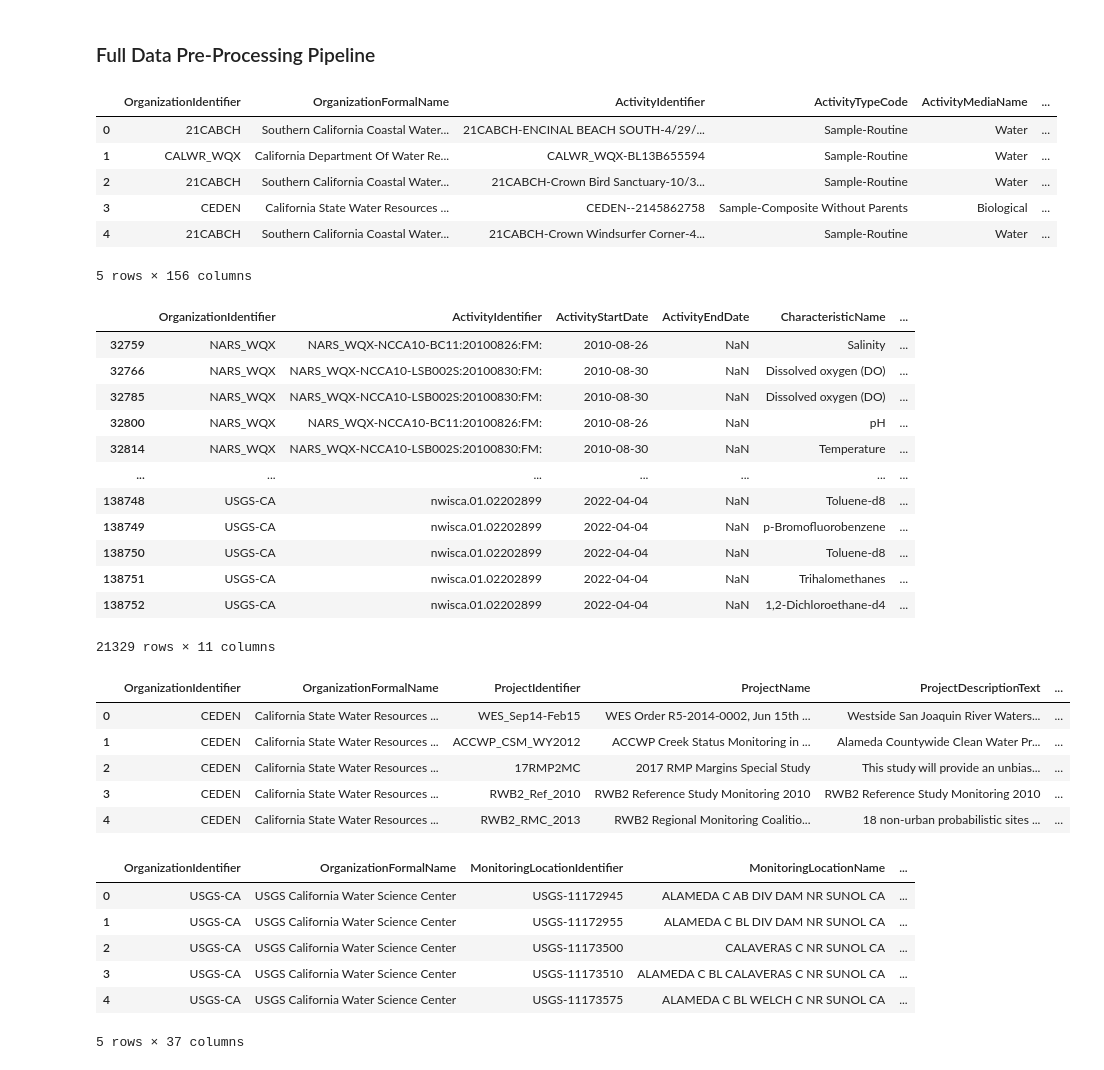
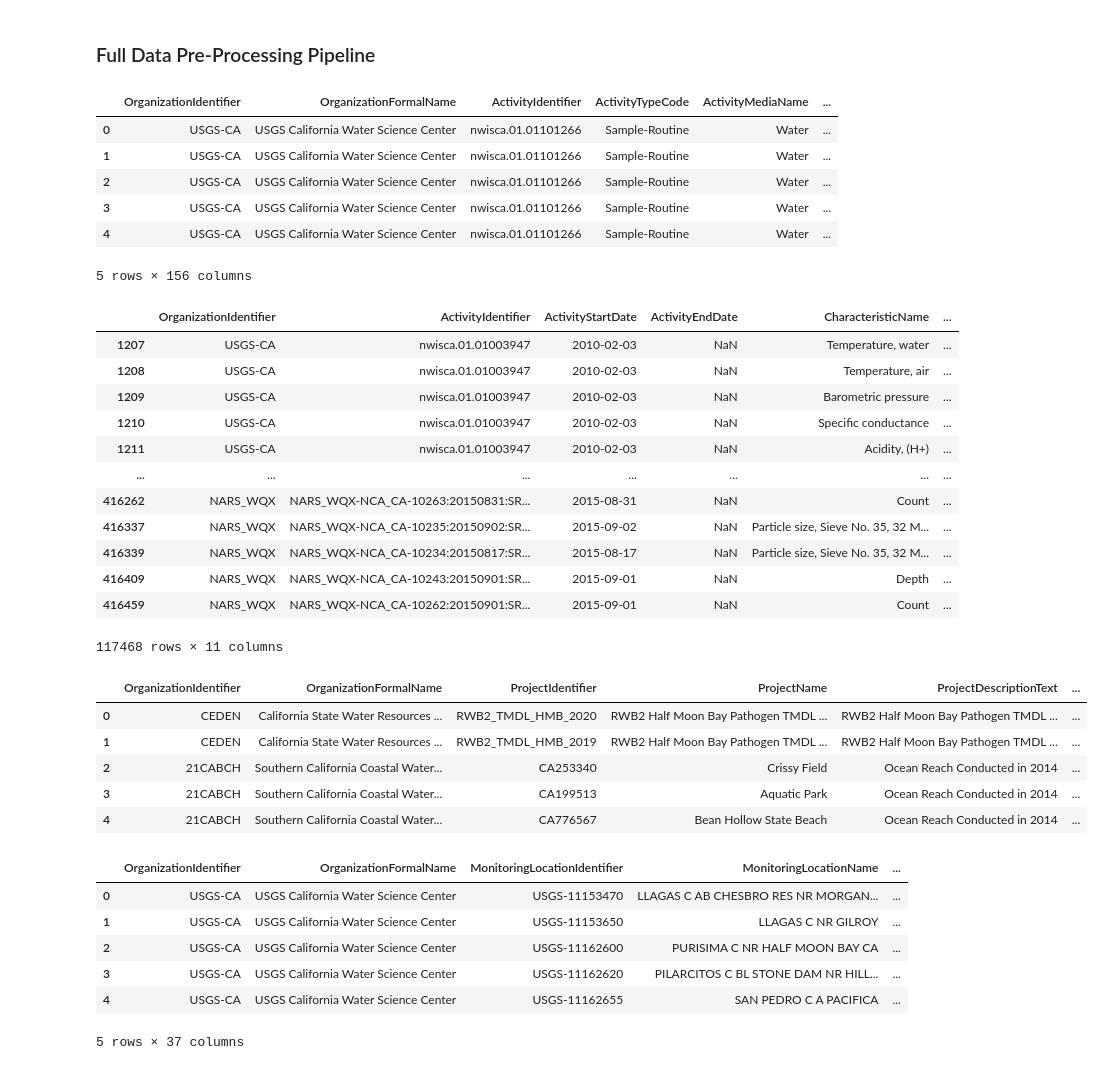
Before and after one commit to vishalival/eneres131-final-proj, a Jupyter notebook: data_preprocessing.ipynb, the cells around one changed output. Cells and saved outputs as stored; diff of their text form; code cells hidden in the pictures.

```diff
--- a/data_preprocessing.ipynb
+++ b/data_preprocessing.ipynb
@@ -4,7 +4,7 @@
 import pandas as pd
 import zipfile
 # %%
-zip_file_path = "final_data/biologicalresult.zip"
+zip_file_path = "final_data/biologicalresult2.zip"
 
 with zipfile.ZipFile(zip_file_path, 'r') as z:
     file_names = z.namelist()
@@ -17,11 +17,11 @@ with zipfile.ZipFile(zip_file_path, 'r') as z:
 df_bio_metadata.head()
 # %% [output]
 |  | OrganizationIdentifier | OrganizationFormalName | ActivityIdentifier | ActivityTypeCode | ActivityMediaName | ... |
-| 0 | 21CABCH | Southern California Coastal Water... | 21CABCH-ENCINAL BEACH SOUTH-4/29/... | Sample-Routine | Water | ... |
-| 1 | CALWR_WQX | California Department Of Water Re... | CALWR_WQX-BL13B655594 | Sample-Routine | Water | ... |
-| 2 | 21CABCH | Southern California Coastal Water... | 21CABCH-Crown Bird Sanctuary-10/3... | Sample-Routine | Water | ... |
-| 3 | CEDEN | California State Water Resources ... | CEDEN--2145862758 | Sample-Composite Without Parents | Biological | ... |
-| 4 | 21CABCH | Southern California Coastal Water... | 21CABCH-Crown Windsurfer Corner-4... | Sample-Routine | Water | ... |
+| 0 | USGS-CA | USGS California Water Science Center | nwisca.01.01101266 | Sample-Routine | Water | ... |
+| 1 | USGS-CA | USGS California Water Science Center | nwisca.01.01101266 | Sample-Routine | Water | ... |
+| 2 | USGS-CA | USGS California Water Science Center | nwisca.01.01101266 | Sample-Routine | Water | ... |
+| 3 | USGS-CA | USGS California Water Science Center | nwisca.01.01101266 | Sample-Routine | Water | ... |
+| 4 | USGS-CA | USGS California Water Science Center | nwisca.01.01101266 | Sample-Routine | Water | ... |
 5 rows × 156 columns
 # %%
 valid_activity_ids = df_bio_metadata["ActivityIdentifier"].value_counts()[lambda x: x > 100].index
@@ -44,39 +44,39 @@ filtered_df_bio = df_bio_metadata[df_bio_metadata["ActivityIdentifier"].isin(val
 filtered_df_bio
 # %% [output]
 |  | OrganizationIdentifier | ActivityIdentifier | ActivityStartDate | ActivityEndDate | CharacteristicName | ... |
-| 32759 | NARS_WQX | NARS_WQX-NCCA10-BC11:20100826:FM: | 2010-08-26 | NaN | Salinity | ... |
-| 32766 | NARS_WQX | NARS_WQX-NCCA10-LSB002S:20100830:FM: | 2010-08-30 | NaN | Dissolved oxygen (DO) | ... |
-| 32785 | NARS_WQX | NARS_WQX-NCCA10-LSB002S:20100830:FM: | 2010-08-30 | NaN | Dissolved oxygen (DO) | ... |
-| 32800 | NARS_WQX | NARS_WQX-NCCA10-BC11:20100826:FM: | 2010-08-26 | NaN | pH | ... |
-| 32814 | NARS_WQX | NARS_WQX-NCCA10-LSB002S:20100830:FM: | 2010-08-30 | NaN | Temperature | ... |
+| 1207 | USGS-CA | nwisca.01.01003947 | 2010-02-03 | NaN | Temperature, water | ... |
+| 1208 | USGS-CA | nwisca.01.01003947 | 2010-02-03 | NaN | Temperature, air | ... |
+| 1209 | USGS-CA | nwisca.01.01003947 | 2010-02-03 | NaN | Barometric pressure | ... |
+| 1210 | USGS-CA | nwisca.01.01003947 | 2010-02-03 | NaN | Specific conductance | ... |
+| 1211 | USGS-CA | nwisca.01.01003947 | 2010-02-03 | NaN | Acidity, (H+) | ... |
 | ... | ... | ... | ... | ... | ... | ... |
-| 138748 | USGS-CA | nwisca.01.02202899 | 2022-04-04 | NaN | Toluene-d8 | ... |
-| 138749 | USGS-CA | nwisca.01.02202899 | 2022-04-04 | NaN | p-Bromofluorobenzene | ... |
-| 138750 | USGS-CA | nwisca.01.02202899 | 2022-04-04 | NaN | Toluene-d8 | ... |
-| 138751 | USGS-CA | nwisca.01.02202899 | 2022-04-04 | NaN | Trihalomethanes | ... |
-| 138752 | USGS-CA | nwisca.01.02202899 | 2022-04-04 | NaN | 1,2-Dichloroethane-d4 | ... |
+| 416262 | NARS_WQX | NARS_WQX-NCA_CA-10263:20150831:SR... | 2015-08-31 | NaN | Count | ... |
+| 416337 | NARS_WQX | NARS_WQX-NCA_CA-10235:20150902:SR... | 2015-09-02 | NaN | Particle size, Sieve No. 35, 32 M... | ... |
+| 416339 | NARS_WQX | NARS_WQX-NCA_CA-10234:20150817:SR... | 2015-08-17 | NaN | Particle size, Sieve No. 35, 32 M... | ... |
+| 416409 | NARS_WQX | NARS_WQX-NCA_CA-10243:20150901:SR... | 2015-09-01 | NaN | Depth | ... |
+| 416459 | NARS_WQX | NARS_WQX-NCA_CA-10262:20150901:SR... | 2015-09-01 | NaN | Count | ... |
-21329 rows × 11 columns
+117468 rows × 11 columns
 # %%
-zip_file_path = "final_data/project.zip"
+zip_file_path = "final_data/project2.zip"
 
 with zipfile.ZipFile(zip_file_path, 'r') as z:
     file_names = z.namelist()
 
     csv_file_name = [name for name in file_names if name.endswith('.csv')][0]
 
     with z.open(csv_file_name) as f:
         df_project = pd.read_csv(f, low_memory=False)
 
 df_project.head()
 # %% [output]
 |  | OrganizationIdentifier | OrganizationFormalName | ProjectIdentifier | ProjectName | ProjectDescriptionText | ... |
-| 0 | CEDEN | California State Water Resources ... | WES_Sep14-Feb15 | WES Order R5-2014-0002, Jun 15th ... | Westside San Joaquin River Waters... | ... |
-| 1 | CEDEN | California State Water Resources ... | ACCWP_CSM_WY2012 | ACCWP Creek Status Monitoring in ... | Alameda Countywide Clean Water Pr... | ... |
-| 2 | CEDEN | California State Water Resources ... | 17RMP2MC | 2017 RMP Margins Special Study | This study will provide an unbias... | ... |
-| 3 | CEDEN | California State Water Resources ... | RWB2_Ref_2010 | RWB2 Reference Study Monitoring 2010 | RWB2 Reference Study Monitoring 2010 | ... |
-| 4 | CEDEN | California State Water Resources ... | RWB2_RMC_2013 | RWB2 Regional Monitoring Coalitio... | 18 non-urban probabilistic sites ... | ... |
+| 0 | CEDEN | California State Water Resources ... | RWB2_TMDL_HMB_2020 | RWB2 Half Moon Bay Pathogen TMDL ... | RWB2 Half Moon Bay Pathogen TMDL ... | ... |
+| 1 | CEDEN | California State Water Resources ... | RWB2_TMDL_HMB_2019 | RWB2 Half Moon Bay Pathogen TMDL ... | RWB2 Half Moon Bay Pathogen TMDL ... | ... |
+| 2 | 21CABCH | Southern California Coastal Water... | CA253340 | Crissy Field | Ocean Reach Conducted in 2014 | ... |
+| 3 | 21CABCH | Southern California Coastal Water... | CA199513 | Aquatic Park | Ocean Reach Conducted in 2014 | ... |
+| 4 | 21CABCH | Southern California Coastal Water... | CA776567 | Bean Hollow State Beach | Ocean Reach Conducted in 2014 | ... |
 # %%
-zip_file_path = "final_data/station.zip"
+zip_file_path = "final_data/station2.zip"
 
 with zipfile.ZipFile(zip_file_path, 'r') as z:
     file_names = z.namelist()
@@ -89,10 +89,10 @@ with zipfile.ZipFile(zip_file_path, 'r') as z:
 df_site.head()
 # %% [output]
 |  | OrganizationIdentifier | OrganizationFormalName | MonitoringLocationIdentifier | MonitoringLocationName | ... |
-| 0 | USGS-CA | USGS California Water Science Center | USGS-11172945 | ALAMEDA C AB DIV DAM NR SUNOL CA | ... |
-| 1 | USGS-CA | USGS California Water Science Center | USGS-11172955 | ALAMEDA C BL DIV DAM NR SUNOL CA | ... |
-| 2 | USGS-CA | USGS California Water Science Center | USGS-11173500 | CALAVERAS C NR SUNOL CA | ... |
-| 3 | USGS-CA | USGS California Water Science Center | USGS-11173510 | ALAMEDA C BL CALAVERAS C NR SUNOL CA | ... |
-| 4 | USGS-CA | USGS California Water Science Center | USGS-11173575 | ALAMEDA C BL WELCH C NR SUNOL CA | ... |
+| 0 | USGS-CA | USGS California Water Science Center | USGS-11153470 | LLAGAS C AB CHESBRO RES NR MORGAN... | ... |
+| 1 | USGS-CA | USGS California Water Science Center | USGS-11153650 | LLAGAS C NR GILROY | ... |
+| 2 | USGS-CA | USGS California Water Science Center | USGS-11162600 | PURISIMA C NR HALF MOON BAY CA | ... |
+| 3 | USGS-CA | USGS California Water Science Center | USGS-11162620 | PILARCITOS C BL STONE DAM NR HILL... | ... |
+| 4 | USGS-CA | USGS California Water Science Center | USGS-11162655 | SAN PEDRO C A PACIFICA | ... |
 5 rows × 37 columns
 # %%
```
Also changed, not shown: parts of 36 cells of this notebook, 3 other files.
